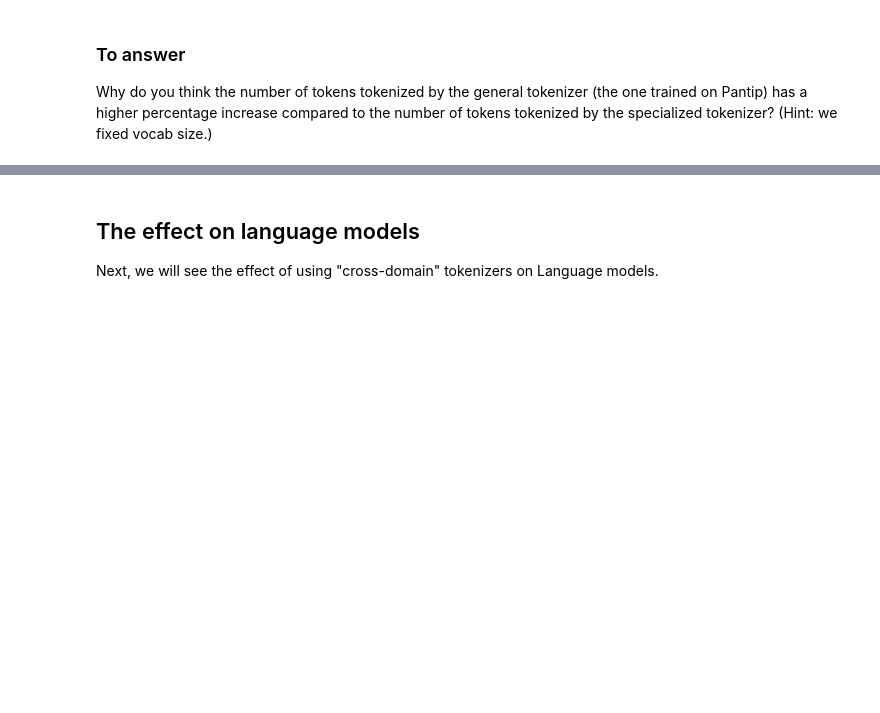
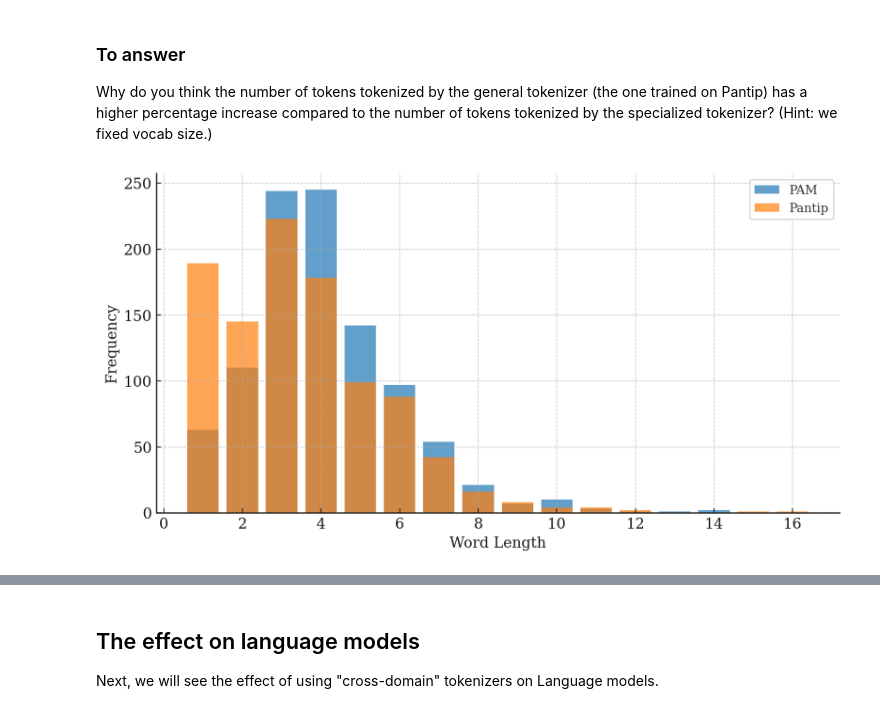
Before and after one commit to pupipatsk/NLP, a Jupyter notebook: HW-02/Lab2_3_sentencepiece-to-student.ipynb, the cells around one changed output, grey strips where cells are left out. Drawn from its saved outputs; the diff is of its cells as text; code cells hidden in the pictures; blank space fills up the shorter version.

```diff
--- a/HW-02/Lab2_3_sentencepiece-to-student.ipynb
+++ b/HW-02/Lab2_3_sentencepiece-to-student.ipynb
@@ -359,3 +359,16 @@ round= 13 %
 # %% [markdown]
 ### To answer
 Why do you think the number of tokens tokenized by the general tokenizer (the one trained on Pantip) has a higher percentage increase compared to the number of tokens tokenized by the specialized tokenizer? (Hint: we fixed vocab size.)
+# %%
+pam_vocabs = [sp_pam.id_to_piece(id) for id in range(sp_pam.get_piece_size())]
+pantip_vocabs = [sp_pantip.id_to_piece(id) for id in range(sp_pantip.get_piece_size())]
+
+def count_words_by_length(vocabulary):
+    length_counts = {}
+    for word in vocabulary:
+        word_length = len(word)
+        length_counts[word_length] = length_counts.get(word_length, 0) + 1
+    return length_counts
+
+pam_length_counts = count_words_by_length(pam_vocabs)
+pantip_length_counts = count_words_by_length(pantip_vocabs)
@@ -361,0 +423,11 @@ Why do you think the number of tokens tokenized by the general tokenizer (the on
+# %%
+# plot the distribution of word lengths
+plt.figure(figsize=(10, 5))
+plt.bar(pam_length_counts.keys(), pam_length_counts.values(), alpha=0.7, label='PAM')
+plt.bar(pantip_length_counts.keys(), pantip_length_counts.values(), alpha=0.7, label='Pantip')
+plt.xlabel('Word Length')
+plt.ylabel('Frequency')
+plt.legend()
+plt.show()
+# %% [output]
+[figure, added]
```
Also changed, not shown: parts of 13 cells of this notebook, 12 other files.
